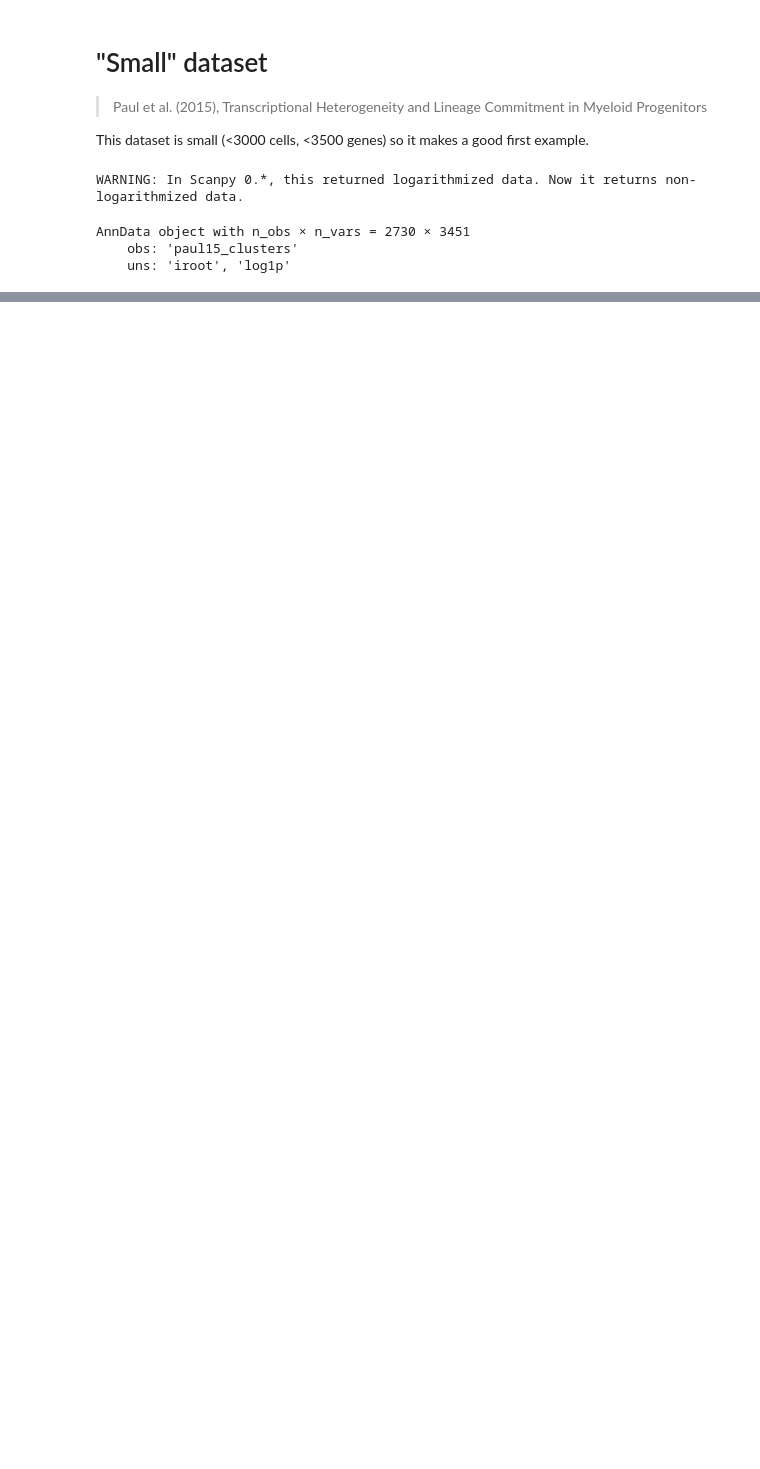
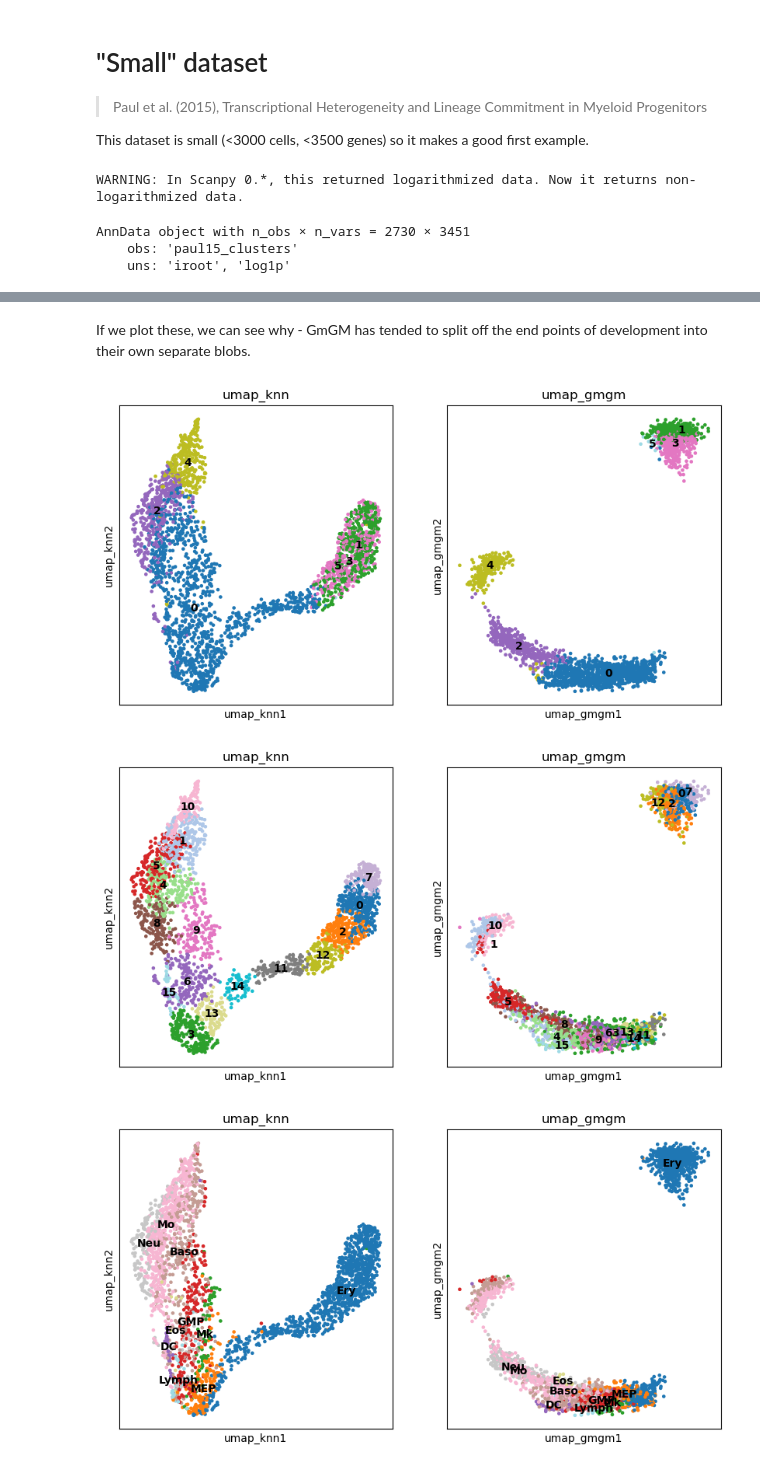
Before and after one commit to BaileyAndrew/GmGM-python, a Jupyter notebook: examples/example.ipynb, the cells around one changed output, grey strips where cells are left out. Saved outputs shown, nothing was run; the diff lists cells and outputs as text; code cells hidden in the pictures; blank space fills up the shorter version.

```diff
--- a/examples/example.ipynb
+++ b/examples/example.ipynb
@@ -56,0 +234,28 @@ TypeError: unsupported operand type(s) for |: 'type' and 'type'
+# %% [markdown]
+If we plot these, we can see why - GmGM has tended to split off the end points of development into their own separate blobs.
+# %%
+many_embeddings(
+    paul15,
+    embeddings=['umap_knn','umap_gmgm'],
+    color='leiden_gmgm',
+    palette="tab20",
+    legend_loc='on data',
+)
+many_embeddings(
+    paul15,
+    embeddings=['umap_knn','umap_gmgm'],
+    color='leiden_knn',
+    palette="tab20",
+    legend_loc='on data',
+)
+many_embeddings(
+    paul15,
+    embeddings=['umap_knn','umap_gmgm'],
+    color='superclusters',
+    palette="tab20",
+    legend_loc='on data',
+)
+# %% [output]
+[figure, added]
+[figure, added]
+[figure, added]
```
Also changed, not shown: parts of 31 cells of this notebook.
